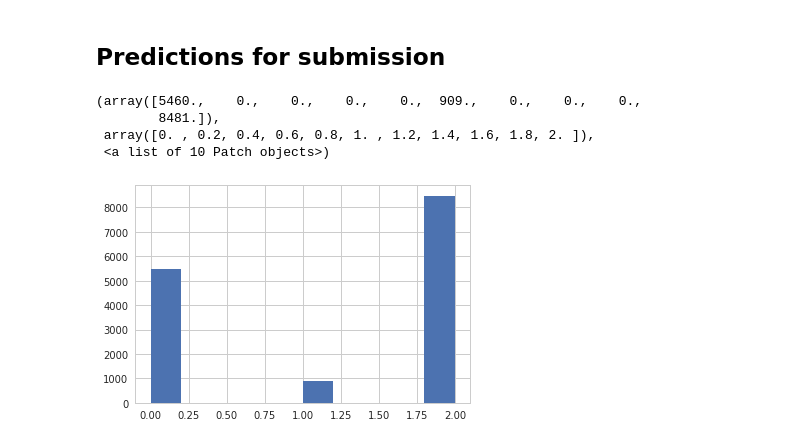
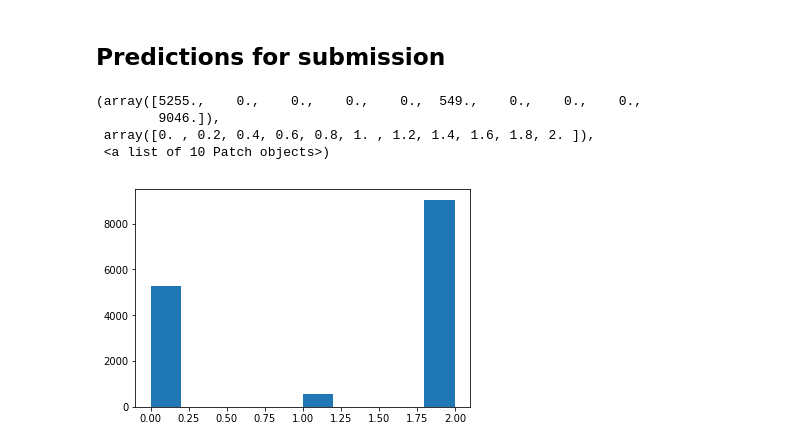
Before and after one commit to b3nk4n/ml-competitions, a Jupyter notebook: waterpumps/waterpumps.ipynb, the cells around one changed output. Drawn from its saved outputs; the diff is of its cells as text; code cells hidden in the pictures.

Commit message:
Added XGBoost model

```diff
--- a/waterpumps/waterpumps.ipynb
+++ b/waterpumps/waterpumps.ipynb
@@ -513,12 +430,12 @@ X_train, y_train = (train_data, train_labels)
 # %%
 np.random.seed(42)
-rf = RandomForestClassifier(bootstrap=True, class_weight='balanced',
+model = RandomForestClassifier(bootstrap=True, class_weight='balanced',
             criterion='gini', max_depth=None, max_features='log2',
             max_leaf_nodes=None, min_samples_leaf=1, min_samples_split=2,
             min_weight_fraction_leaf=0.0, n_estimators=300, n_jobs=-1,
             oob_score=False, random_state=None, verbose=0,
             warm_start=False)
-rf.fit(X_train, y_train)
+model.fit(X_train, y_train)
 # %% [output]
 RandomForestClassifier(bootstrap=True, class_weight='balanced',
             criterion='gini', max_depth=None, max_features='log2',
@@ -530 +449,5 @@ RandomForestClassifier(bootstrap=True, class_weight='balanced',
+# %%
+np.random.seed(42)
+model = xgb.XGBClassifier(max_depth=16, n_estimators=300, learning_rate=0.1, reg_alpha=0, reg_lambda=1.0)
+model = model.fit(X_train, y_train)
 # %%
@@ -565,14 +480,14 @@ avg / total       0.77      0.78      0.77     17820
 # %% [markdown]
 ## Predictions for submission
 # %%
-prediction = rf.predict(test_data)
+prediction = model.predict(test_data)
 plt.hist(prediction)
 # %% [output]
-(array([5460.,    0.,    0.,    0.,    0.,  909.,    0.,    0.,    0.,
-        8481.]),
+(array([5255.,    0.,    0.,    0.,    0.,  549.,    0.,    0.,    0.,
+        9046.]),
  array([0. , 0.2, 0.4, 0.6, 0.8, 1. , 1.2, 1.4, 1.6, 1.8, 2. ]),
  <a list of 10 Patch objects>)
-[figure, old version]
+[figure, new version]
 # %%
 def save_submission(predictions, test):
     data = {'id': test.index, 'status_group': predictions}
```
Also changed, not shown: parts of 18 cells of this notebook, 1 other file.
